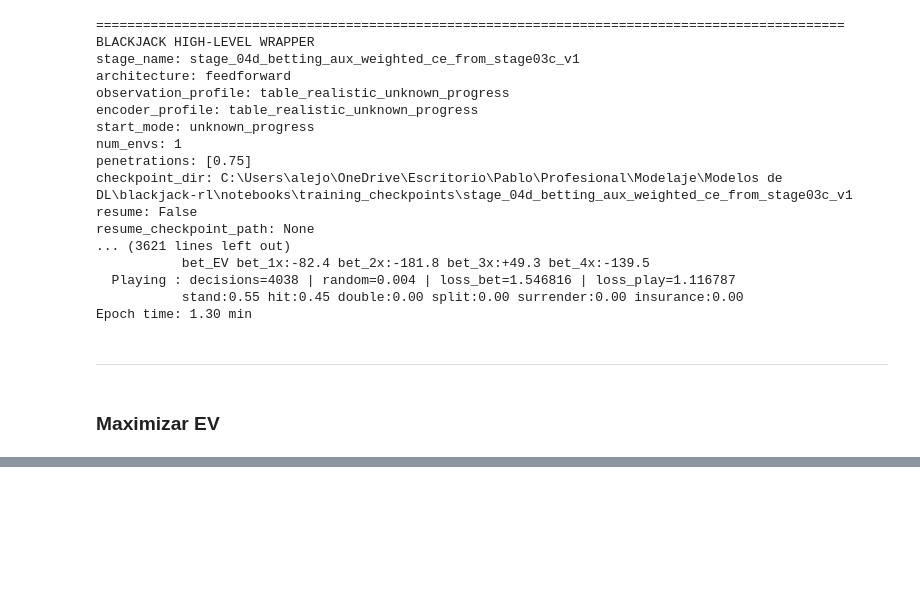
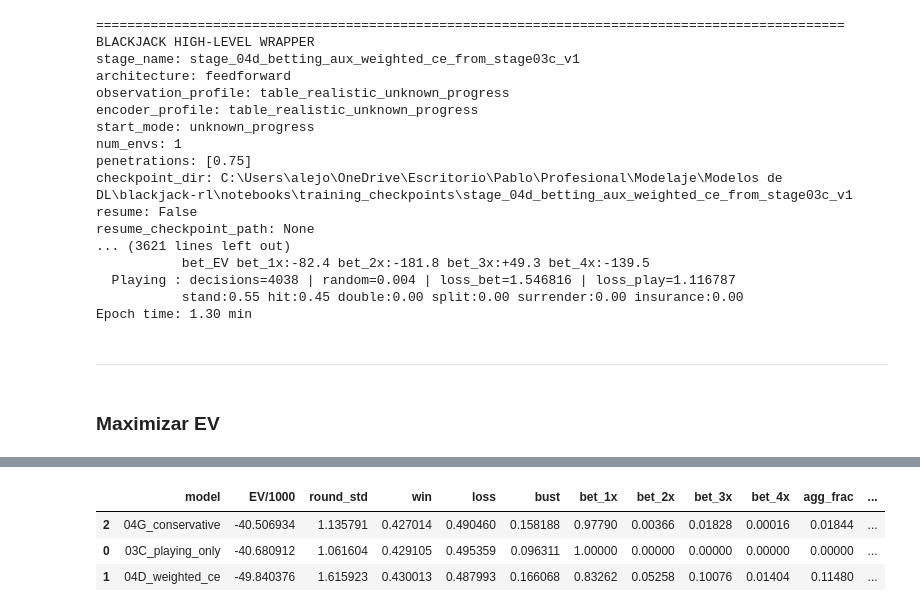
Before and after one commit to pablo-reyes8/blackjack-rl-research, a Jupyter notebook: notebooks/training_like_casino.ipynb, the cells around one changed output, grey strips where cells are left out. Cells and saved outputs as stored; diff of their text form; code cells hidden in the pictures; blank space fills up the shorter version.

```diff
--- a/notebooks/training_like_casino.ipynb
+++ b/notebooks/training_like_casino.ipynb
@@ -1149,0 +1248,27 @@ stage_04e_result = run_blackjack_stage(
+# %%
+import pandas as pd
+
+summary = pd.DataFrame([
+    {
+        "model": r["stage_name"],
+        "EV/1000": r["ev_per_1000_hands"],
+        "round_std": r["round_std"],
+        "win": r["win_frac"],
+        "loss": r["loss_frac"],
+        "bust": r["bust_frac"],
+        "bet_1x": r["bet_1x_frac"],
+        "bet_2x": r["bet_2x_frac"],
+        "bet_3x": r["bet_3x_frac"],
+        "bet_4x": r["bet_4x_frac"],
+        "agg_frac": r["agg_frac"],
+        "margin": r["bet_q"]["mean_margin_best_aggressive_vs_1x"],
+    }
+    for r in results
+])
+
+summary.sort_values("EV/1000", ascending=False)
+# %% [output]
+|  | model | EV/1000 | round_std | win | loss | bust | bet_1x | bet_2x | bet_3x | bet_4x | agg_frac | ... |
+| 2 | 04G_conservative | -40.506934 | 1.135791 | 0.427014 | 0.490460 | 0.158188 | 0.97790 | 0.00366 | 0.01828 | 0.00016 | 0.01844 | ... |
+| 0 | 03C_playing_only | -40.680912 | 1.061604 | 0.429105 | 0.495359 | 0.096311 | 1.00000 | 0.00000 | 0.00000 | 0.00000 | 0.00000 | ... |
+| 1 | 04D_weighted_ce | -49.840376 | 1.615923 | 0.430013 | 0.487993 | 0.166068 | 0.83262 | 0.05258 | 0.10076 | 0.01404 | 0.11480 | ... |
```
Also changed, not shown: parts of 4 cells of this notebook, 9 other files.
